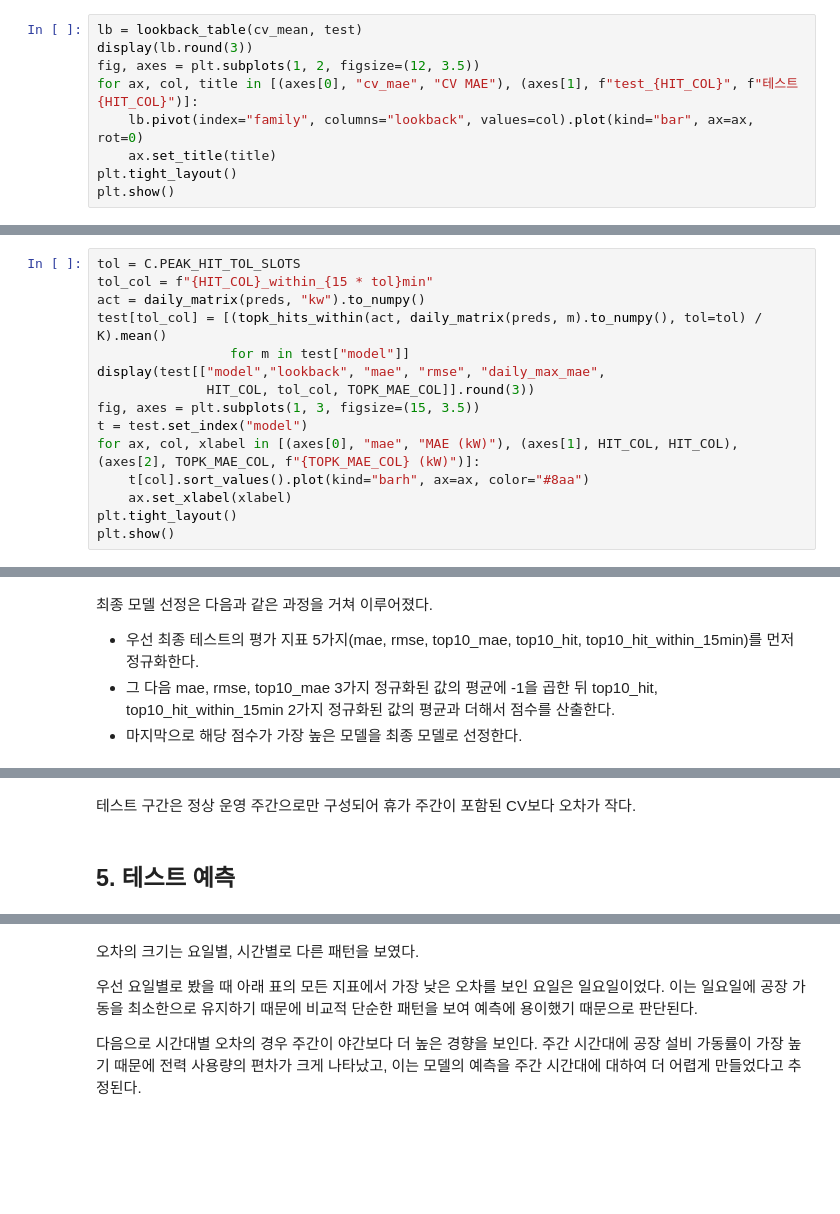
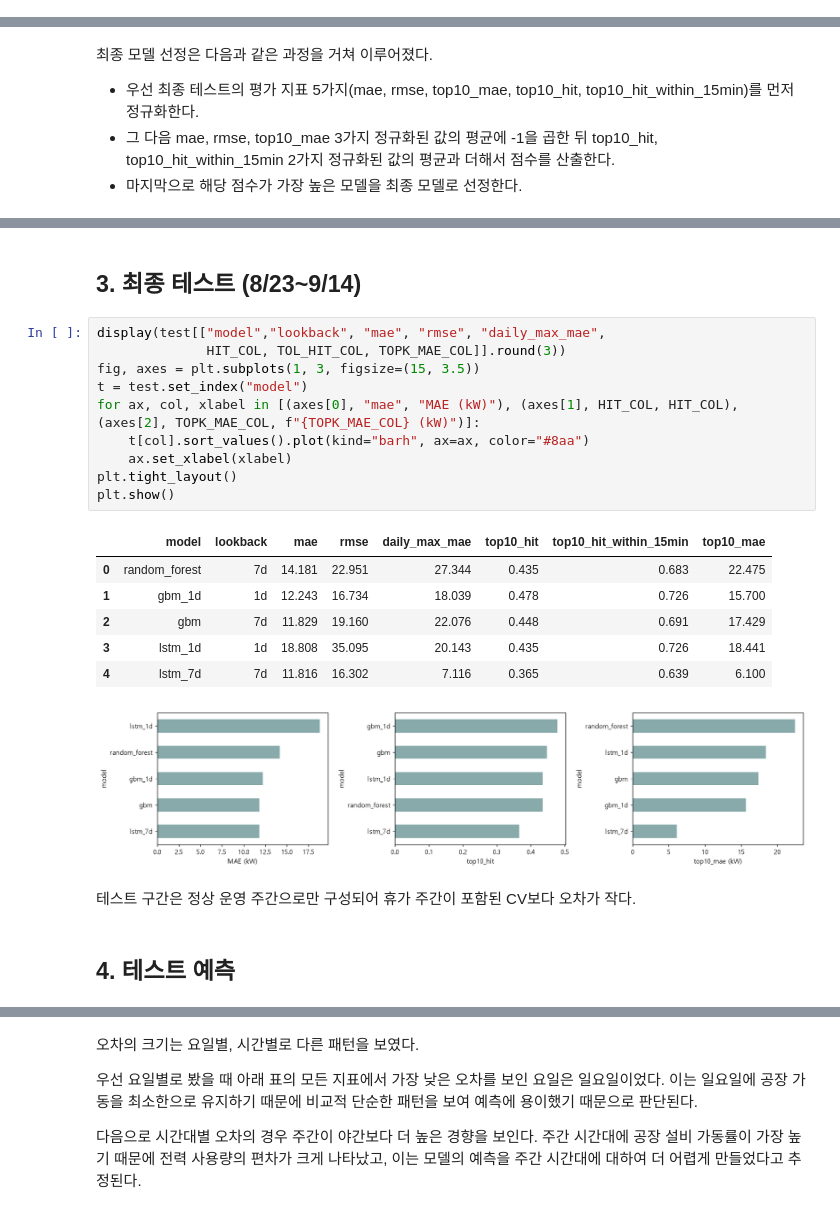
Before and after one commit to Jon-Irenicus/kamp_ai_competition, a Jupyter notebook: notebooks/02_results_analysis.ipynb, the cells around one changed output, grey strips where cells are left out. Saved outputs shown, nothing was run; the diff lists cells and outputs as text; blank space fills up the shorter version.

```diff
--- a/notebooks/02_results_analysis.ipynb
+++ b/notebooks/02_results_analysis.ipynb
@@ -77,9 +70,0 @@ plt.show()
-# %%
-lb = lookback_table(cv_mean, test)
-display(lb.round(3))
-fig, axes = plt.subplots(1, 2, figsize=(12, 3.5))
-for ax, col, title in [(axes[0], "cv_mae", "CV MAE"), (axes[1], f"test_{HIT_COL}", f"테스트 {HIT_COL}")]:
-    lb.pivot(index="family", columns="lookback", values=col).plot(kind="bar", ax=ax, rot=0)
-    ax.set_title(title)
-plt.tight_layout()
-plt.show()
@@ -95,15 +70,0 @@ plt.show()
-# %%
-tol = C.PEAK_HIT_TOL_SLOTS
-tol_col = f"{HIT_COL}_within_{15 * tol}min"
-act = daily_matrix(preds, "kw").to_numpy()
-test[tol_col] = [(topk_hits_within(act, daily_matrix(preds, m).to_numpy(), tol=tol) / K).mean()
-                 for m in test["model"]]
-display(test[["model","lookback", "mae", "rmse", "daily_max_mae",
-              HIT_COL, tol_col, TOPK_MAE_COL]].round(3))
-fig, axes = plt.subplots(1, 3, figsize=(15, 3.5))
-t = test.set_index("model")
-for ax, col, xlabel in [(axes[0], "mae", "MAE (kW)"), (axes[1], HIT_COL, HIT_COL), (axes[2], TOPK_MAE_COL, f"{TOPK_MAE_COL} (kW)")]:
-    t[col].sort_values().plot(kind="barh", ax=ax, color="#8aa")
-    ax.set_xlabel(xlabel)
-plt.tight_layout()
-plt.show()
@@ -150,7 +104,27 @@ plt.show()
+# %% [markdown]
+## 3. 최종 테스트 (8/23~9/14)
+# %%
+display(test[["model","lookback", "mae", "rmse", "daily_max_mae",
+              HIT_COL, TOL_HIT_COL, TOPK_MAE_COL]].round(3))
+fig, axes = plt.subplots(1, 3, figsize=(15, 3.5))
+t = test.set_index("model")
+for ax, col, xlabel in [(axes[0], "mae", "MAE (kW)"), (axes[1], HIT_COL, HIT_COL), (axes[2], TOPK_MAE_COL, f"{TOPK_MAE_COL} (kW)")]:
+    t[col].sort_values().plot(kind="barh", ax=ax, color="#8aa")
+    ax.set_xlabel(xlabel)
+plt.tight_layout()
+plt.show()
+# %% [output]
+|  | model | lookback | mae | rmse | daily_max_mae | top10_hit | top10_hit_within_15min | top10_mae |
+| 0 | random_forest | 7d | 14.181 | 22.951 | 27.344 | 0.435 | 0.683 | 22.475 |
+| 1 | gbm_1d | 1d | 12.243 | 16.734 | 18.039 | 0.478 | 0.726 | 15.700 |
+| 2 | gbm | 7d | 11.829 | 19.160 | 22.076 | 0.448 | 0.691 | 17.429 |
+| 3 | lstm_1d | 1d | 18.808 | 35.095 | 20.143 | 0.435 | 0.726 | 18.441 |
+| 4 | lstm_7d | 7d | 11.816 | 16.302 | 7.116 | 0.365 | 0.639 | 6.100 |
+[figure, new version]
 # %% [markdown]
 테스트 구간은 정상 운영 주간으로만 구성되어 휴가 주간이 포함된 CV보다 오차가 작다.
 # %% [markdown]
-## 5. 테스트 예측
+## 4. 테스트 예측
 # %%
 w = preds[preds["ts"] < preds["ts"].min().normalize() + pd.Timedelta(days=14)].reset_index(drop=True)
 a = daily_matrix(w, "kw").to_numpy()
```
Also changed, not shown: parts of 12 cells of this notebook, 14 other files.
